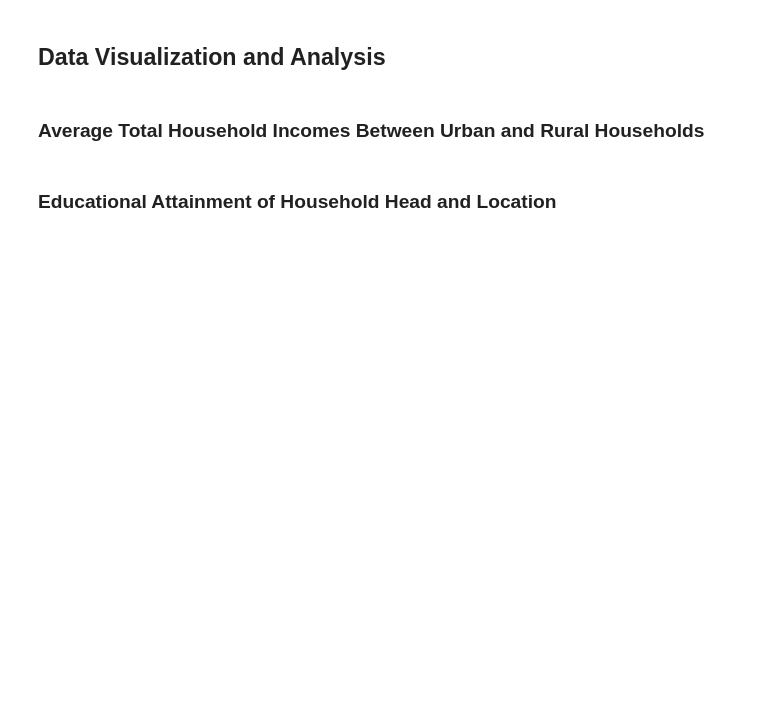
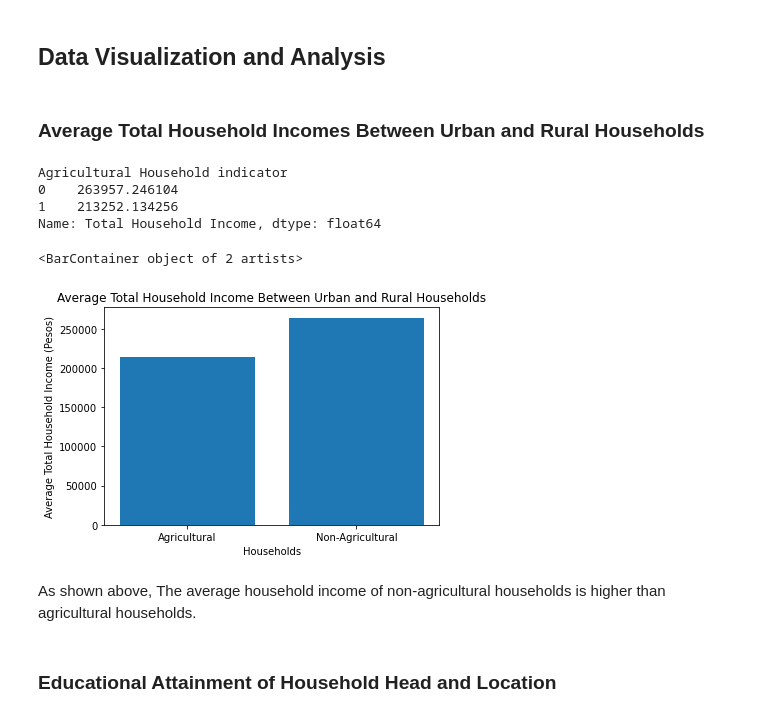
Before and after one commit to azrielortega/DATA100-Final-Project, a Jupyter notebook: Final Project.ipynb, the cells around one changed output. Cells and saved outputs as stored; diff of their text form; code cells hidden in the pictures; blank space fills up the shorter version.

Commit message:
partially finished data visualization
will continue to work on data vis then I'll figure out the statistical tests to apply

```diff
--- a/Final Project.ipynb
+++ b/Final Project.ipynb
@@ -840,0 +967,2 @@ There seems to be no misrepresentations in `Agricultural Household indicator` va
+# %%
+income_df['Agricultural Household indicator'] = income_df['Agricultural Household indicator'].replace(to_replace = 2, value = 1)
@@ -936,0 +1268,4 @@ income_df.loc[income_df['Agricultural Household indicator'] == 2]
+# %%
+income_df['Household with Minors (0-17yrs)'] = income_df['Members with age less than 5 year old'] + income_df['Members with age 5 - 17 years old']
+income_df['Household with Minors (0-17yrs)'] = income_df['Household with Minors (0-17yrs)'].where(income_df['Household with Minors (0-17yrs)'] == 0, 1)
+income_df['Household with Minors (0-17yrs)'].value_counts()
@@ -944,2 +1280,26 @@ income_df.loc[income_df['Agricultural Household indicator'] == 2]
+# %%
+df_average_agri_nagri_income = income_df.groupby(['Agricultural Household indicator']).mean().sort_values(ascending=False, by=['Total Household Income'])
+ave_non_agri_inc = df_average_agri_nagri_income.iloc[0]['Total Household Income']
+ave_agri_inc = df_average_agri_nagri_income.iloc[1]['Total Household Income']
+df_average_agri_nagri_income['Total Household Income']
+# %% [output]
+Agricultural Household indicator
+0    263957.246104
+1    213252.134256
+Name: Total Household Income, dtype: float64
+# %%
+agri_hhold_indic = ['Agricultural','Non-Agricultural']
+ave_agri_hhold_inc = [ave_agri_inc, ave_non_agri_inc]
+_agri_hhold_indic = np.arange(len(agri_hhold_indic))
+plt.xticks(_agri_hhold_indic,agri_hhold_indic)
+plt.ylabel("Average Total Household Income (Pesos)")
+plt.xlabel("Households")
+plt.title("Average Total Household Income Between Urban and Rural Households")
+plt.bar(_agri_hhold_indic, ave_agri_hhold_inc)
+# %% [output]
+<BarContainer object of 2 artists>
+[figure, added]
+# %% [markdown]
+As shown above, The average household income of non-agricultural households is higher than agricultural households.
 # %% [markdown]
 ### Educational Attainment of Household Head and Location
```
Also changed, not shown: parts of 47 cells of this notebook.
